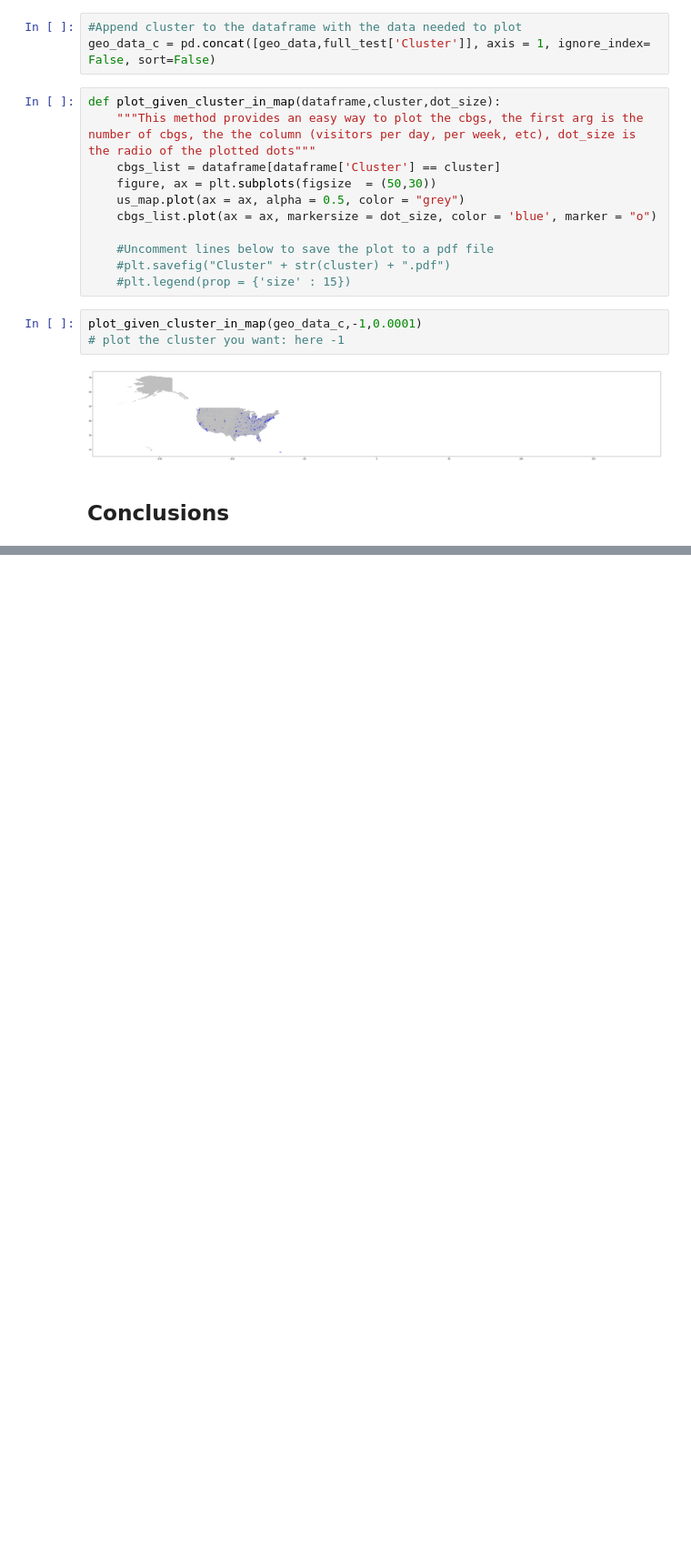
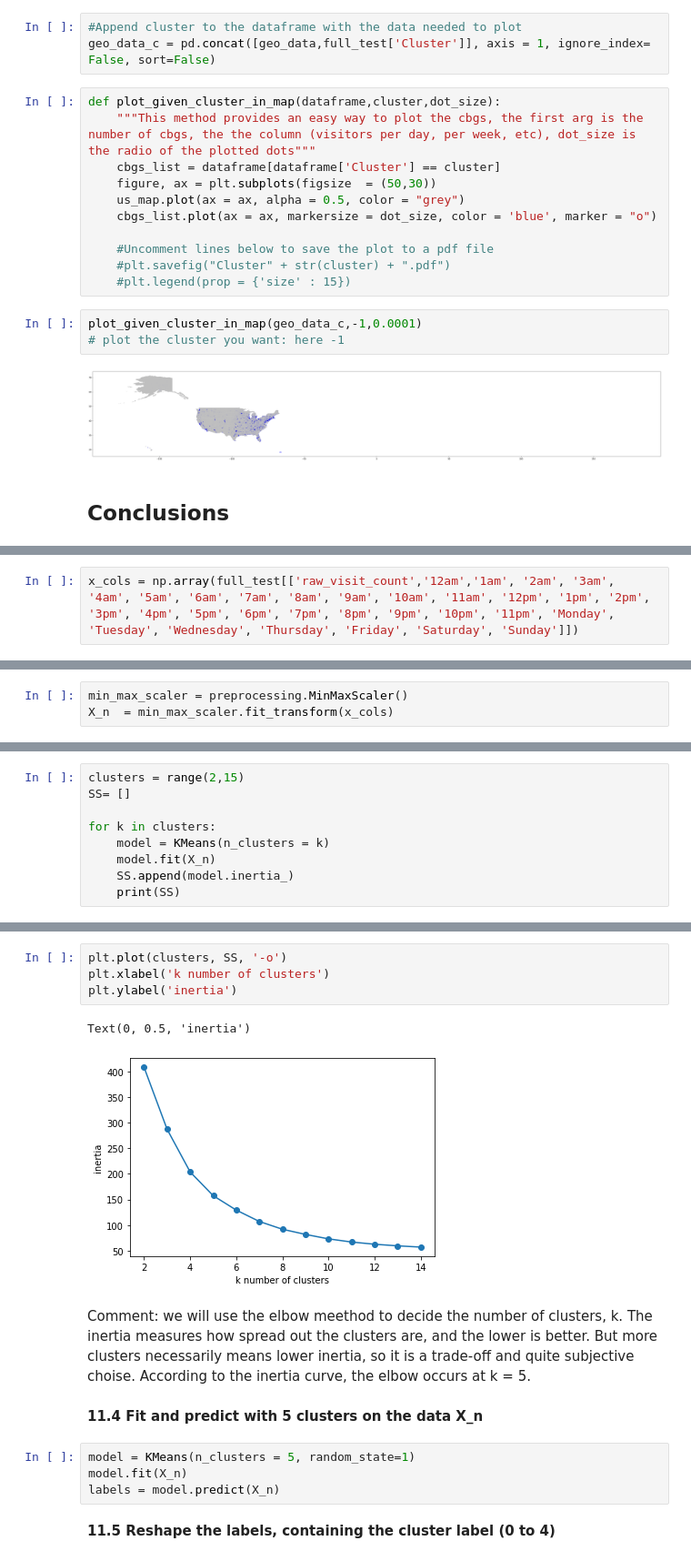
Before and after one commit to Crosita/Capstone-Project-1, a Jupyter notebook: EDA_Capstone_1.ipynb, the cells around one changed output, grey strips where cells are left out. Shown at 91% size. Drawn from its saved outputs; the diff is of its cells as text; blank space fills up the shorter version.

```diff
--- a/EDA_Capstone_1.ipynb
+++ b/EDA_Capstone_1.ipynb
@@ -1573,0 +1709,2 @@ plot_given_cluster_in_map(geo_data_c,-1,0.0001)
+# %%
+x_cols = np.array(full_test[['raw_visit_count','12am','1am', '2am', '3am', '4am', '5am', '6am', '7am', '8am', '9am', '10am', '11am', '12pm', '1pm', '2pm', '3pm', '4pm', '5pm', '6pm', '7pm', '8pm', '9pm', '10pm', '11pm', 'Monday', 'Tuesday', 'Wednesday', 'Thursday', 'Friday', 'Saturday', 'Sunday']])
@@ -1573,0 +1719,3 @@ plot_given_cluster_in_map(geo_data_c,-1,0.0001)
+# %%
+min_max_scaler = preprocessing.MinMaxScaler()
+X_n  = min_max_scaler.fit_transform(x_cols)
@@ -1573,0 +1728,9 @@ plot_given_cluster_in_map(geo_data_c,-1,0.0001)
+# %%
+clusters = range(2,15)
+SS= []
+
+for k in clusters:
+    model = KMeans(n_clusters = k)
+    model.fit(X_n)
+    SS.append(model.inertia_)
+    print(SS)
@@ -1573,0 +1751,17 @@ plot_given_cluster_in_map(geo_data_c,-1,0.0001)
+# %%
+plt.plot(clusters, SS, '-o')
+plt.xlabel('k number of clusters')
+plt.ylabel('inertia')
+# %% [output]
+Text(0, 0.5, 'inertia')
+[figure, added]
+# %% [markdown]
+Comment: we will use the elbow meethod to decide the number of clusters, k. The inertia measures how spread out the clusters are, and the lower is better. But more clusters necessarily means lower inertia, so it is a trade-off and quite subjective choise. According to the inertia curve, the elbow occurs at k = 5.
+# %% [markdown]
+<b>11.4 Fit and predict with 5 clusters on the data X_n </b>
+# %%
+model = KMeans(n_clusters = 5, random_state=1)
+model.fit(X_n)
+labels = model.predict(X_n)
+# %% [markdown]
+<b>11.5 Reshape the labels, containing the cluster label (0 to 4) </b>
```
Also changed, not shown: parts of 67 cells of this notebook.
